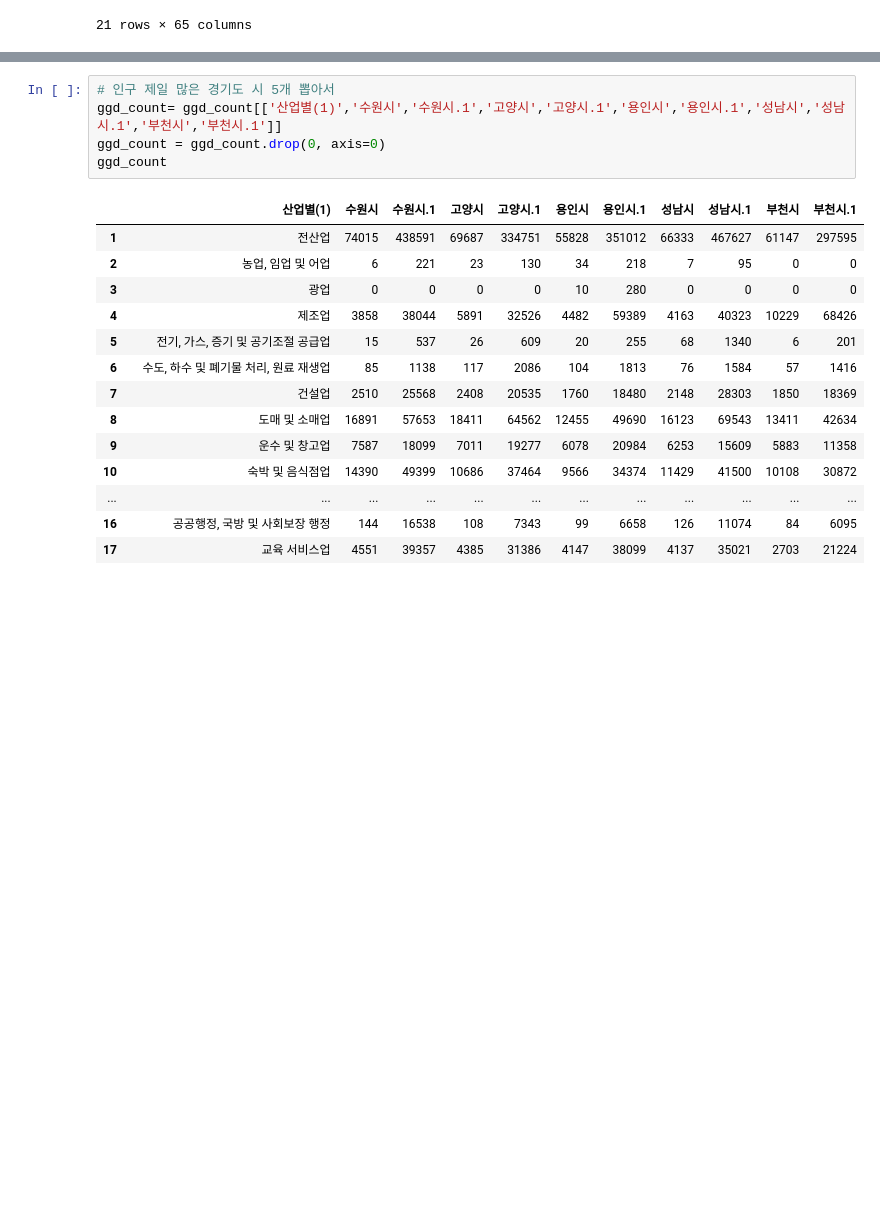
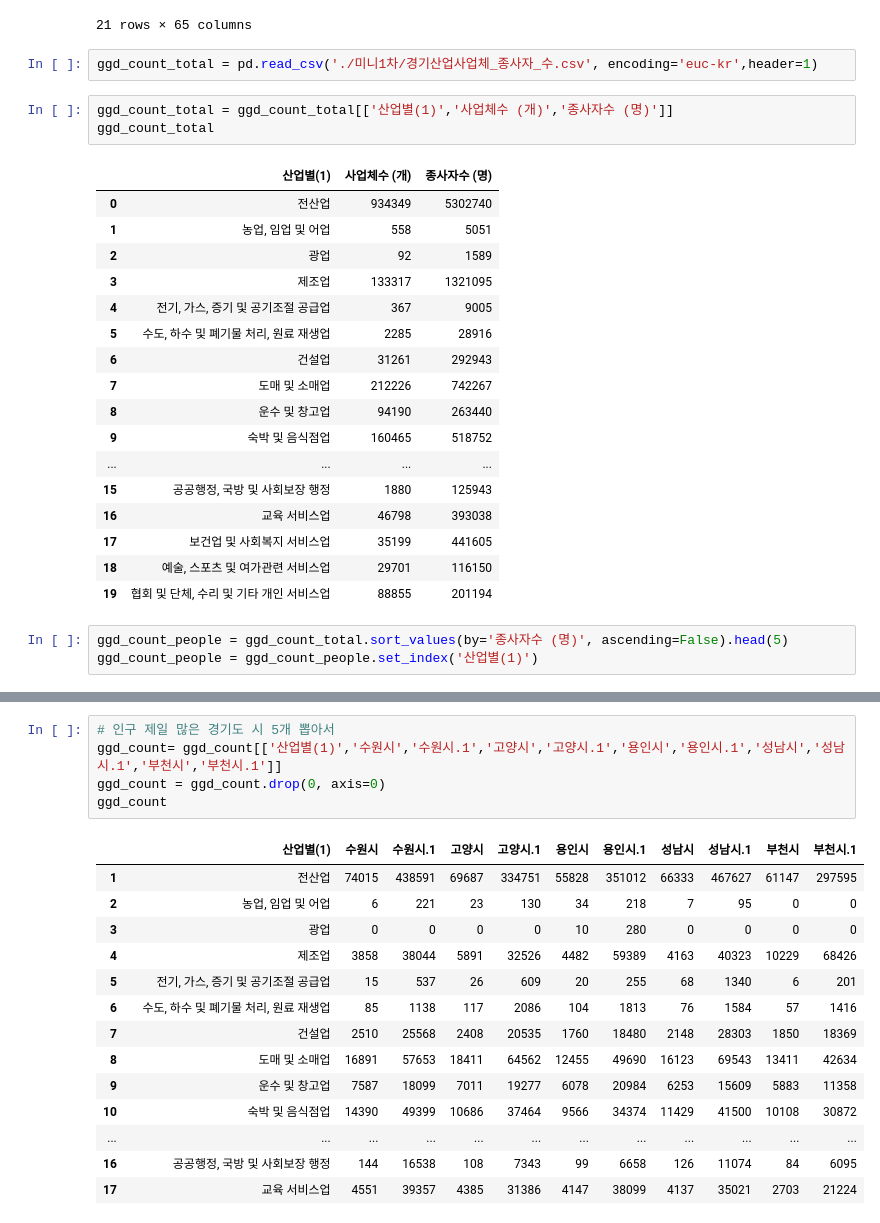
Before and after one commit to hk918216/Mini-Project_1, a Jupyter notebook: 2. 산업현황데이터읽기.ipynb, the cells around one changed output, grey strips where cells are left out. Saved outputs shown, nothing was run; the diff lists cells and outputs as text; blank space fills up the shorter version.

```diff
--- a/2. 산업현황데이터읽기.ipynb
+++ b/2. 산업현황데이터읽기.ipynb
@@ -340,3 +377,29 @@ ggd_count
 | 19 | 예술, 스포츠 및 여가관련 서비스업 | 29701 | 116150 | 2857 | 9258 | 2226 | 7938 | 1041 | 3062 | 1377 | ... | ... |
 | 20 | 협회 및 단체, 수리 및 기타 개인 서비스업 | 88855 | 201194 | 8506 | 19843 | 6595 | 16941 | 3377 | 6815 | 4230 | ... | ... |
 21 rows × 65 columns
+# %%
+ggd_count_total = pd.read_csv('./미니1차/경기산업사업체_종사자_수.csv', encoding='euc-kr',header=1)
+# %%
+ggd_count_total = ggd_count_total[['산업별(1)','사업체수 (개)','종사자수 (명)']]
+ggd_count_total
+# %% [output]
+|  | 산업별(1) | 사업체수 (개) | 종사자수 (명) |
+| 0 | 전산업 | 934349 | 5302740 |
+| 1 | 농업, 임업 및 어업 | 558 | 5051 |
+| 2 | 광업 | 92 | 1589 |
+| 3 | 제조업 | 133317 | 1321095 |
+| 4 | 전기, 가스, 증기 및 공기조절 공급업 | 367 | 9005 |
+| 5 | 수도, 하수 및 폐기물 처리, 원료 재생업 | 2285 | 28916 |
+| 6 | 건설업 | 31261 | 292943 |
+| 7 | 도매 및 소매업 | 212226 | 742267 |
+| 8 | 운수 및 창고업 | 94190 | 263440 |
+| 9 | 숙박 및 음식점업 | 160465 | 518752 |
+| ... | ... | ... | ... |
+| 15 | 공공행정, 국방 및 사회보장 행정 | 1880 | 125943 |
+| 16 | 교육 서비스업 | 46798 | 393038 |
+| 17 | 보건업 및 사회복지 서비스업 | 35199 | 441605 |
+| 18 | 예술, 스포츠 및 여가관련 서비스업 | 29701 | 116150 |
+| 19 | 협회 및 단체, 수리 및 기타 개인 서비스업 | 88855 | 201194 |
+# %%
+ggd_count_people = ggd_count_total.sort_values(by='종사자수 (명)', ascending=False).head(5)
+ggd_count_people = ggd_count_people.set_index('산업별(1)')
```
Also changed, not shown: parts of 20 cells of this notebook, 3 other files.
